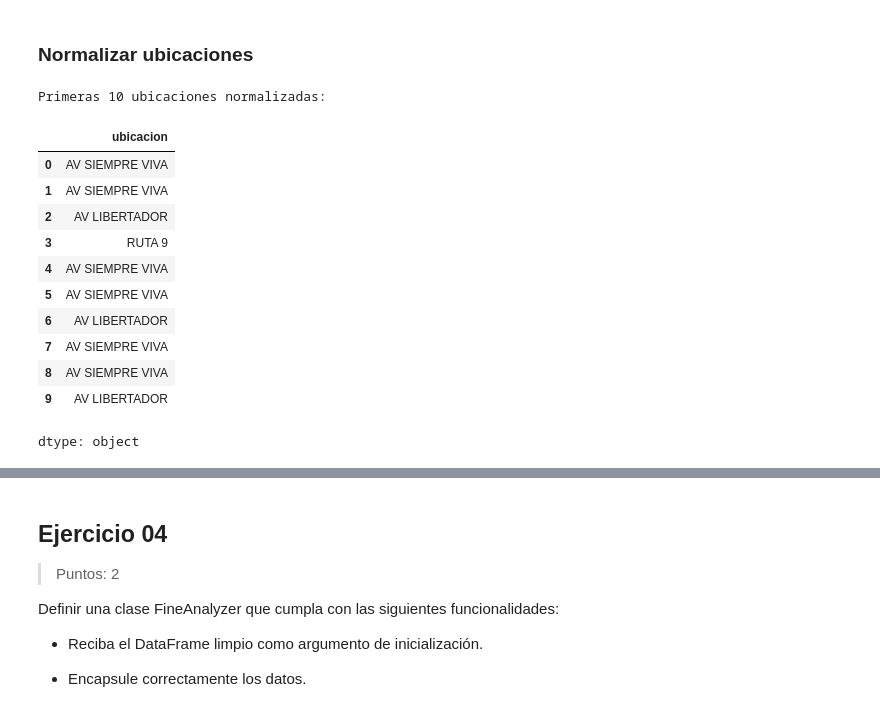
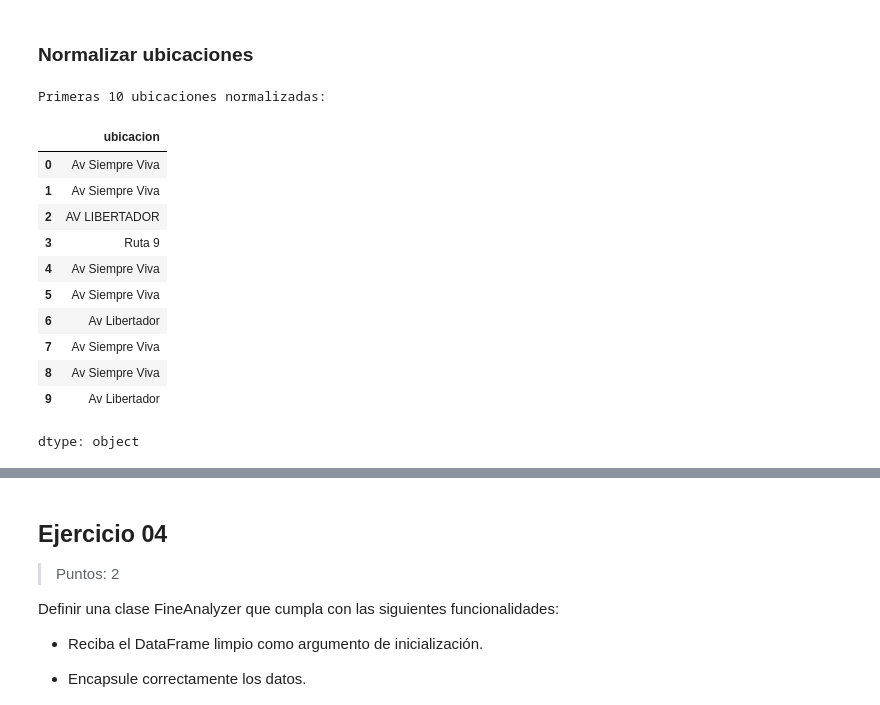
Before and after one commit to ExComando/urban_flow, a Jupyter notebook: 01_Urban_Flow-DARDO DARIO CALLADO.ipynb, the cells around one changed output, grey strips where cells are left out. Cells and saved outputs as stored; diff of their text form; code cells hidden in the pictures.

```diff
--- a/01_Urban_Flow-DARDO DARIO CALLADO.ipynb
+++ b/01_Urban_Flow-DARDO DARIO CALLADO.ipynb
@@ -271,8 +271,9 @@ Se eliminaron X filas.
 ### Normalizar fechas:
 # %%
 # Normalizar las de fechas con el formato 'YYYY-MM-DD':
-df['fecha'] = pd.to_datetime(df['fecha'], errors='coerce', format='mixed').dt.strftime('%Y-%m-%d')
-# Completo las fechas inválidas con "1932-01-01":
+df['fecha'] = pd.to_datetime(df['fecha'], errors='coerce', format='mixed')
+df['fecha'].dt.strftime('%Y-%m-%d')
+# Completar las fechas inválidas con "1932-01-01":
 df['fecha'] = df['fecha'].fillna(pd.to_datetime('1932-01-01'))
 
 print("Primeras 10 fechas normalizadas:")
@@ -318,23 +319,24 @@ dtype: object
 # %% [markdown]
 ### Normalizar ubicaciones
 # %%
-# Mediante la expresión regular [^a-zA-Z0-9\s] Conservo sólo caracteres
-# alfanuméricos y espacioes.
-df['ubicacion'] = df['ubicacion'].str.replace(r'[^a-zA-Z0-9\s]', '', regex=True).str.upper()
+# Mediante la expresión regular [^a-zA-Z0-9\s] conservo sólo caracteres
+# alfanuméricos y espacios (\s).
+df['ubicacion'] = df['ubicacion'].str.replace(r'[^a-zA-Z0-9\s]', '', regex=True)
+df['ubicacion'].str.upper()
 
 print("Primeras 10 ubicaciones normalizadas:")
 df['ubicacion'].head(10)
 # %% [output]
 Primeras 10 ubicaciones normalizadas:
 |  | ubicacion |
-| 0 | AV SIEMPRE VIVA |
-| 1 | AV SIEMPRE VIVA |
+| 0 | Av Siempre Viva |
+| 1 | Av Siempre Viva |
 | 2 | AV LIBERTADOR |
-| 3 | RUTA 9 |
-| 4 | AV SIEMPRE VIVA |
-| 5 | AV SIEMPRE VIVA |
-| 6 | AV LIBERTADOR |
-| 7 | AV SIEMPRE VIVA |
-| 8 | AV SIEMPRE VIVA |
-| 9 | AV LIBERTADOR |
+| 3 | Ruta 9 |
+| 4 | Av Siempre Viva |
+| 5 | Av Siempre Viva |
+| 6 | Av Libertador |
+| 7 | Av Siempre Viva |
+| 8 | Av Siempre Viva |
+| 9 | Av Libertador |
 dtype: object
```
Also changed, not shown: parts of 3 cells of this notebook.
